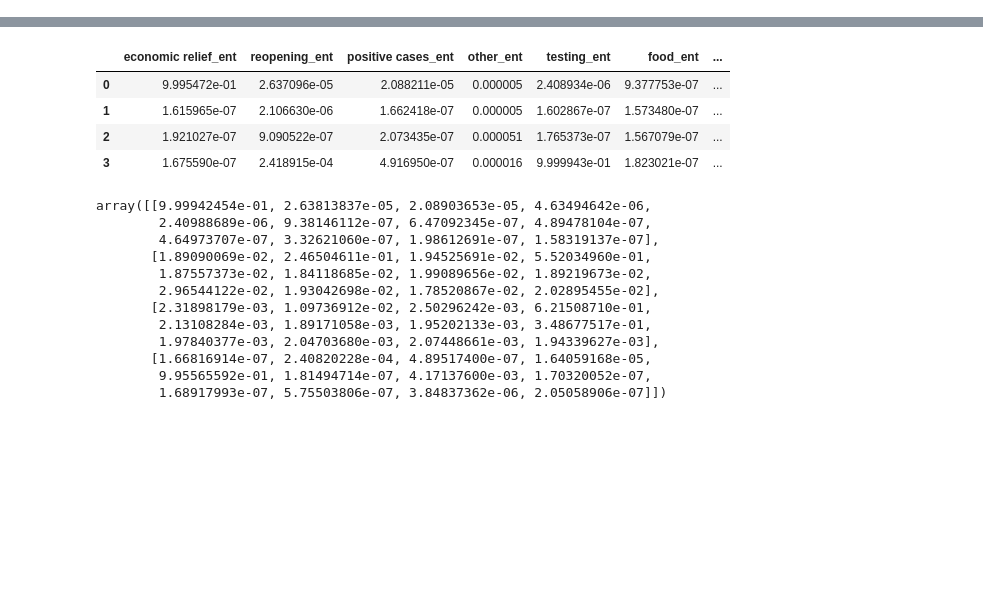
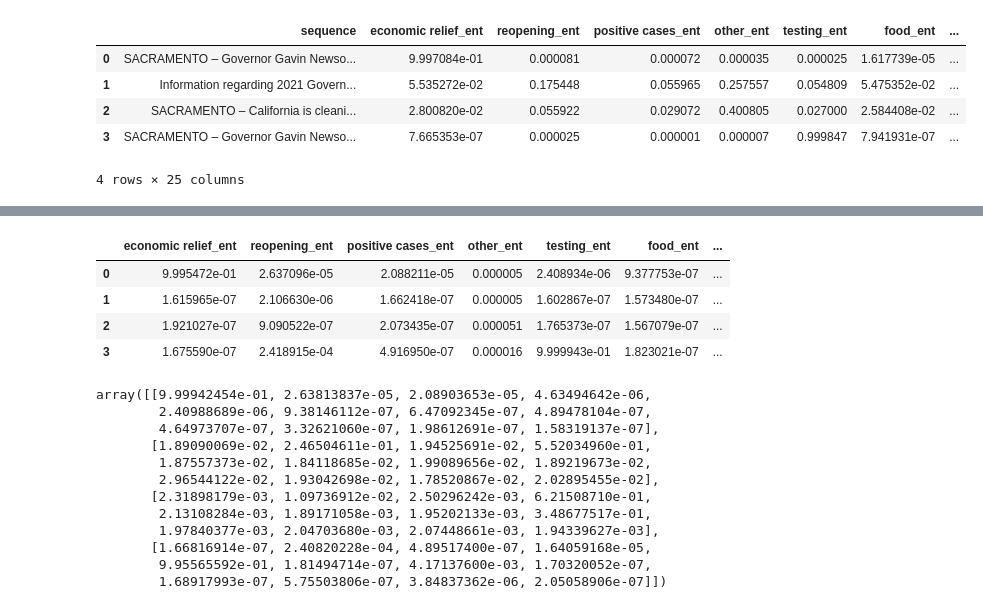
Before and after one commit to clrust/Covid-Policies, a Jupyter notebook: Analysis/PosNeg/testing.ipynb, the cells around one changed output, grey strips where cells are left out. Saved outputs shown, nothing was run; the diff lists cells and outputs as text; code cells hidden in the pictures; blank space fills up the shorter version.

```diff
--- a/Analysis/PosNeg/testing.ipynb
+++ b/Analysis/PosNeg/testing.ipynb
@@ -91,6 +91,15 @@ dis_df2.loc[:,dis_df2.columns.str.contains("dis")] = normalize(dis_df.values, ax
 
 # combining probabilities with the original data
 output = pd.concat([data, ent_df2, dis_df2], axis=1)
+# %%
+df
+# %% [output]
+|  | sequence | economic relief_ent | reopening_ent | positive cases_ent | other_ent | testing_ent | food_ent | ... |
+| 0 | SACRAMENTO – Governor Gavin Newso... | 9.997084e-01 | 0.000081 | 0.000072 | 0.000035 | 0.000025 | 1.617739e-05 | ... |
+| 1 | Information regarding 2021 Govern... | 5.535272e-02 | 0.175448 | 0.055965 | 0.257557 | 0.054809 | 5.475352e-02 | ... |
+| 2 | SACRAMENTO – California is cleani... | 2.800820e-02 | 0.055922 | 0.029072 | 0.400805 | 0.027000 | 2.584408e-02 | ... |
+| 3 | SACRAMENTO – Governor Gavin Newso... | 7.665353e-07 | 0.000025 | 0.000001 | 0.000007 | 0.999847 | 7.941931e-07 | ... |
+4 rows × 25 columns
 # %%
 output
 # %% [output]
```
Also changed, not shown: parts of 2 cells of this notebook, 12 other files.
